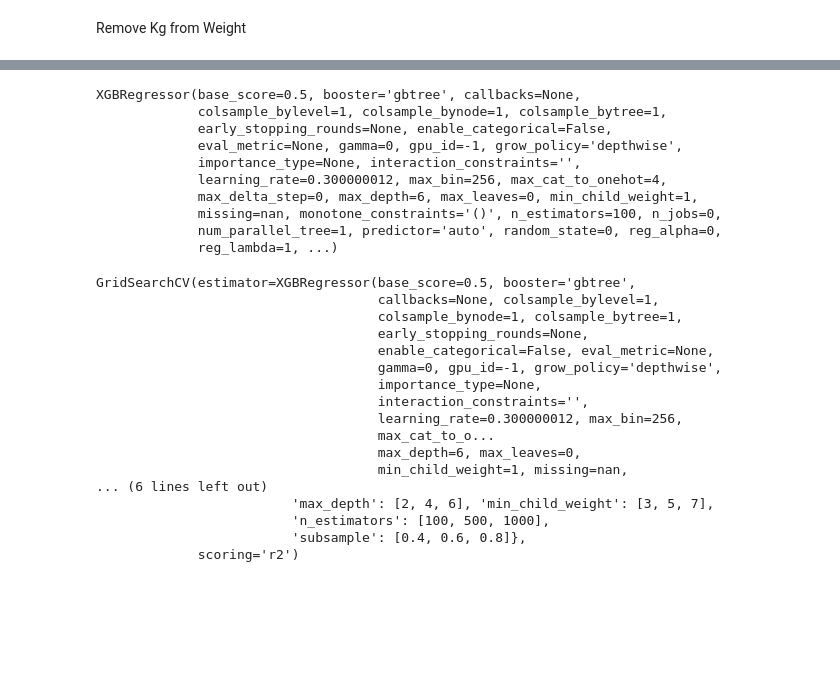
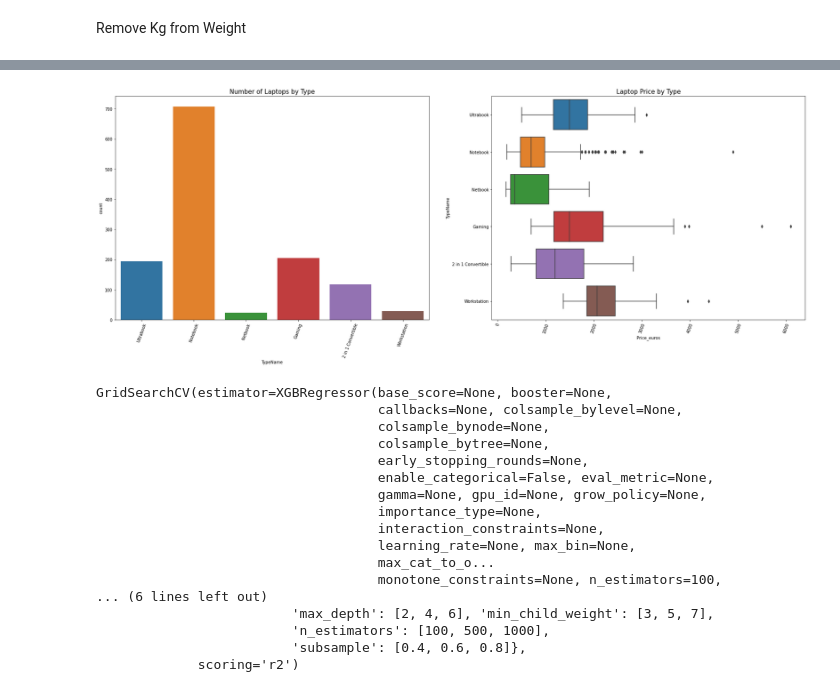
Before and after one commit to trizkynoviandy/laptop-price-prediction, a Jupyter notebook: laptop_price_prediction.ipynb, the cells around one changed output, grey strips where cells are left out. Cells and saved outputs as stored; diff of their text form; code cells hidden in the pictures; blank space fills up the shorter version.

```diff
--- a/laptop_price_prediction.ipynb
+++ b/laptop_price_prediction.ipynb
@@ -92 +112,15 @@ for item in column:
+# %%
+fig, axes = plt.subplots(1, 2, figsize=(30, 10))
+
+for ax in axes:
+    plt.sca(ax)
+    plt.xticks(rotation=70)
+
+sns.countplot(x="TypeName", data=df, ax=axes[0])
+sns.boxplot(x="Price_euros", y="TypeName", data=df, ax=axes[1])
+axes[0].set_title("Number of Laptops by Type",fontsize=15)
+axes[1].set_title("Laptop Price by Type",fontsize=15)
+plt.show()
+# %% [output]
+[figure, added]
 # %%
@@ -105,17 +138,3 @@ X_train, X_test, y_train, y_test = train_test_split(X, y, train_size=0.20, rando
 scaler = StandardScaler()
 X_train_scaled = scaler.fit_transform(X_train)
 X_test_scaled = scaler.fit_transform(X_test)
-# %%
-regressor = XGBRegressor()
-regressor.fit(X_train_scaled, y_train)
-# %% [output]
-XGBRegressor(base_score=0.5, booster='gbtree', callbacks=None,
-             colsample_bylevel=1, colsample_bynode=1, colsample_bytree=1,
-             early_stopping_rounds=None, enable_categorical=False,
-             eval_metric=None, gamma=0, gpu_id=-1, grow_policy='depthwise',
-             importance_type=None, interaction_constraints='',
-             learning_rate=0.300000012, max_bin=256, max_cat_to_onehot=4,
-             max_delta_step=0, max_depth=6, max_leaves=0, min_child_weight=1,
-             missing=nan, monotone_constraints='()', n_estimators=100, n_jobs=0,
-             num_parallel_tree=1, predictor='auto', random_state=0, reg_alpha=0,
-             reg_lambda=1, ...)
@@ -122,26 +143,26 @@ XGBRegressor(base_score=0.5, booster='gbtree', callbacks=None,
 # %%
 params = { 'max_depth': [2, 4, 6],
            'n_estimators': [100, 500, 1000],
-           'colsample_bytree': [0.2, 0.6, 0.8],
+           'colsample_bytree': [0.1, 0.2, 0.6, 0.8],
            'min_child_weight': [3, 5, 7],
-           #'gamma': [0.3, 0.5, 0.7],
+           'gamma': [0, 0.3, 0.5, 0.7, 0.9],
            'subsample': [0.4, 0.6, 0.8]}
 
-grid_search = GridSearchCV(regressor, param_grid=params, scoring="r2", n_jobs=-1)
+grid_search = GridSearchCV(model, param_grid=params, scoring="r2", n_jobs=-1)
 grid_search.fit(X_train_scaled, y_train)
 # %% [output]
-GridSearchCV(estimator=XGBRegressor(base_score=0.5, booster='gbtree',
-                                    callbacks=None, colsample_bylevel=1,
-                                    colsample_bynode=1, colsample_bytree=1,
+GridSearchCV(estimator=XGBRegressor(base_score=None, booster=None,
+                                    callbacks=None, colsample_bylevel=None,
+                                    colsample_bynode=None,
+                                    colsample_bytree=None,
                                     early_stopping_rounds=None,
                                     enable_categorical=False, eval_metric=None,
-                                    gamma=0, gpu_id=-1, grow_policy='depthwise',
+                                    gamma=None, gpu_id=None, grow_policy=None,
                                     importance_type=None,
-                                    interaction_constraints='',
-                                    learning_rate=0.300000012, max_bin=256,
+                                    interaction_constraints=None,
+                                    learning_rate=None, max_bin=None,
                                     max_cat_to_o...
-                                    max_depth=6, max_leaves=0,
-                                    min_child_weight=1, missing=nan,
+                                    monotone_constraints=None, n_estimators=100,
 ... (6 lines left out)
                          'max_depth': [2, 4, 6], 'min_child_weight': [3, 5, 7],
                          'n_estimators': [100, 500, 1000],
```
Also changed, not shown: parts of 17 cells of this notebook.
